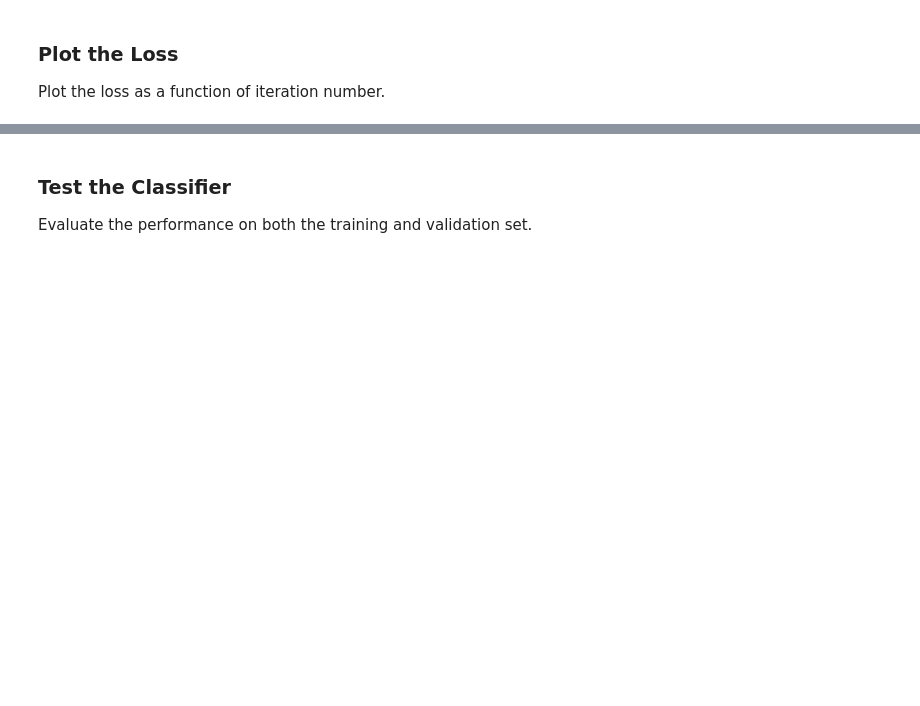
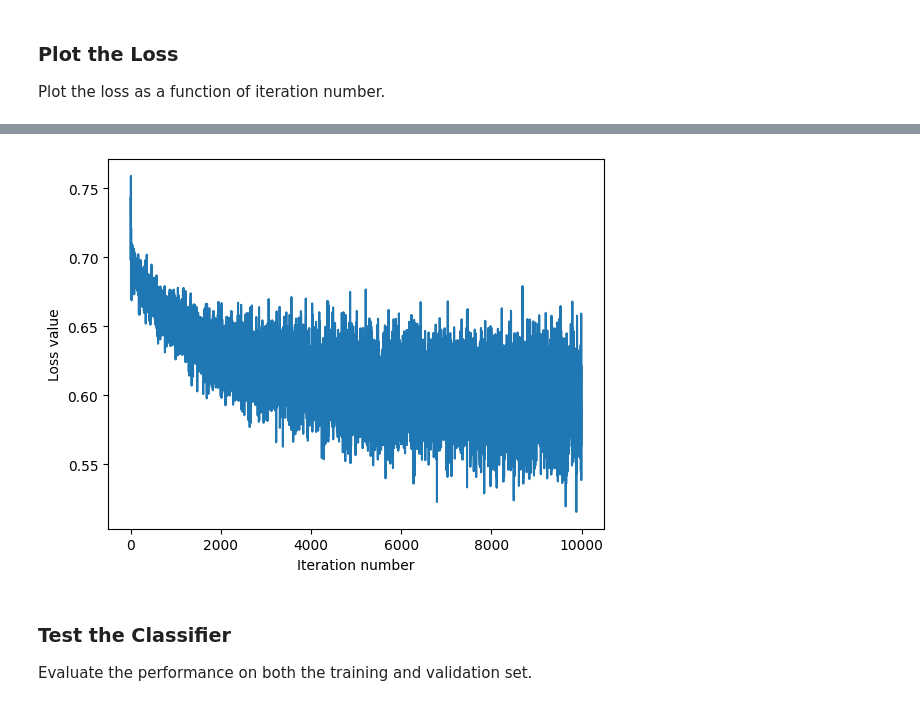
Before and after one commit to rizaaria/SBC, a Jupyter notebook: softmax.ipynb, the cells around one changed output, grey strips where cells are left out. Cells and saved outputs as stored; diff of their text form; code cells hidden in the pictures; blank space fills up the shorter version.

```diff
--- a/softmax.ipynb
+++ b/softmax.ipynb
@@ -214,3 +214,14 @@ print("Labels            :", np.unique(Y))
 Dimension numbers : 10
 Number of data    : 569
 Labels            : [0 1]
+# %%
+data1 = np.genfromtxt("./datasets/heart/Heart_Disease_Prediction.csv", delimiter=",", dtype=str, skip_header=1)
+X1 = np.float32(data1[:, 0:13])  # 13 dimensions
+
+Y1 = np.zeros(X1.shape[0], dtype=np.int32)
+Y1[np.where(data1[:,13]=='Presence')] = 1
+Y1[np.where(data1[:,13]=='Absence')] = 0
+
+print("Dimension numbers :", X1.shape[1])
+print("Number of data    :", X1.shape[0])
+print("Labels            :", np.unique(Y1))
@@ -223,6 +238,13 @@ X_test  = X[401:, :]
 y_test  = Y[401:]
 
 num_test = X_test.shape[0]
+# %%
+X_train1 = X1[0:189, :]
+y_train1 = Y1[0:189]
+X_test1  = X1[190:, :]
+Y_test1  = Y1[190:]
+
+num_test1 = X_test1.shape[0]
 # %% [markdown]
 ### Train the Classifier
 # %%
@@ -241,0 +264,3 @@ iteration 45000 of 50000 loss 0.3497352674595324
+# %%
+classifier1 = Softmax()
+loss_hist1 = classifier1.train(X_train1, y_train1, learning_rate=1e-6,batch_size=100, reg=0.1, num_iters=10000)
@@ -253,3 +281,10 @@ plt.show()
+# %%
+plt.plot(loss_hist1)
+plt.xlabel('Iteration number')
+plt.ylabel('Loss value')
+plt.show()
+# %% [output]
+[figure, added]
 # %% [markdown]
 ### Test the Classifier
 Evaluate the performance on both the training and validation set.
```
Also changed, not shown: parts of 6 cells of this notebook, 6 other files.
